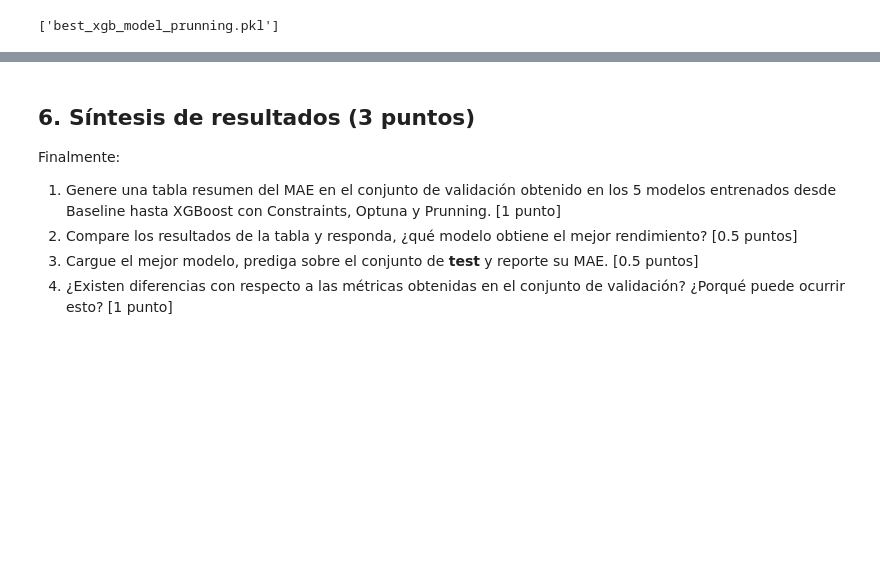
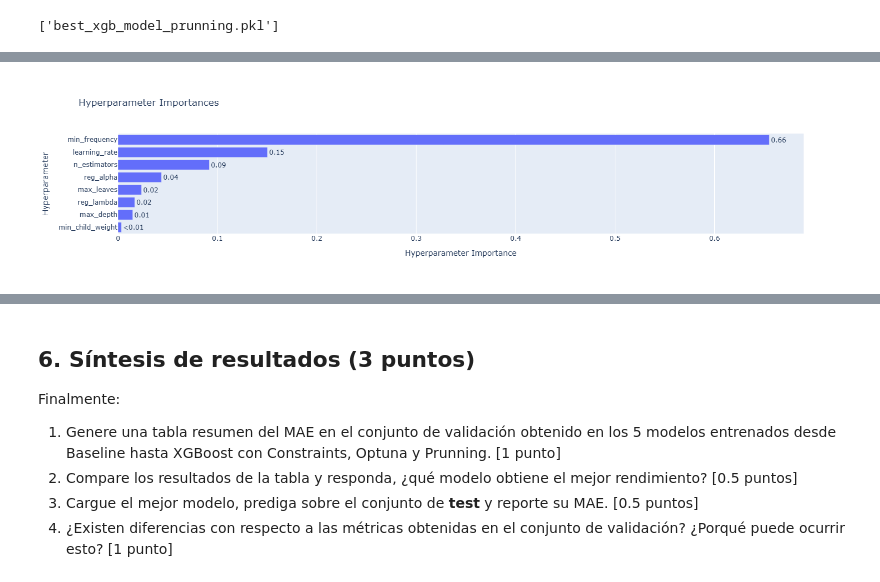
Before and after one commit to estebanaraneda/MDS7202_OVNI, a Jupyter notebook: Lab6/Lab6_enunciado.ipynb, the cells around one changed output, grey strips where cells are left out. Drawn from its saved outputs; the diff is of its cells as text; code cells hidden in the pictures; blank space fills up the shorter version.

```diff
--- a/Lab6/Lab6_enunciado.ipynb
+++ b/Lab6/Lab6_enunciado.ipynb
@@ -542,0 +564,4 @@ Comente sus resultados:
+# %%
+plot_param_importances(study2)
+# %% [output]
+[figure, added]
```
Also changed, not shown: parts of 13 cells of this notebook.
